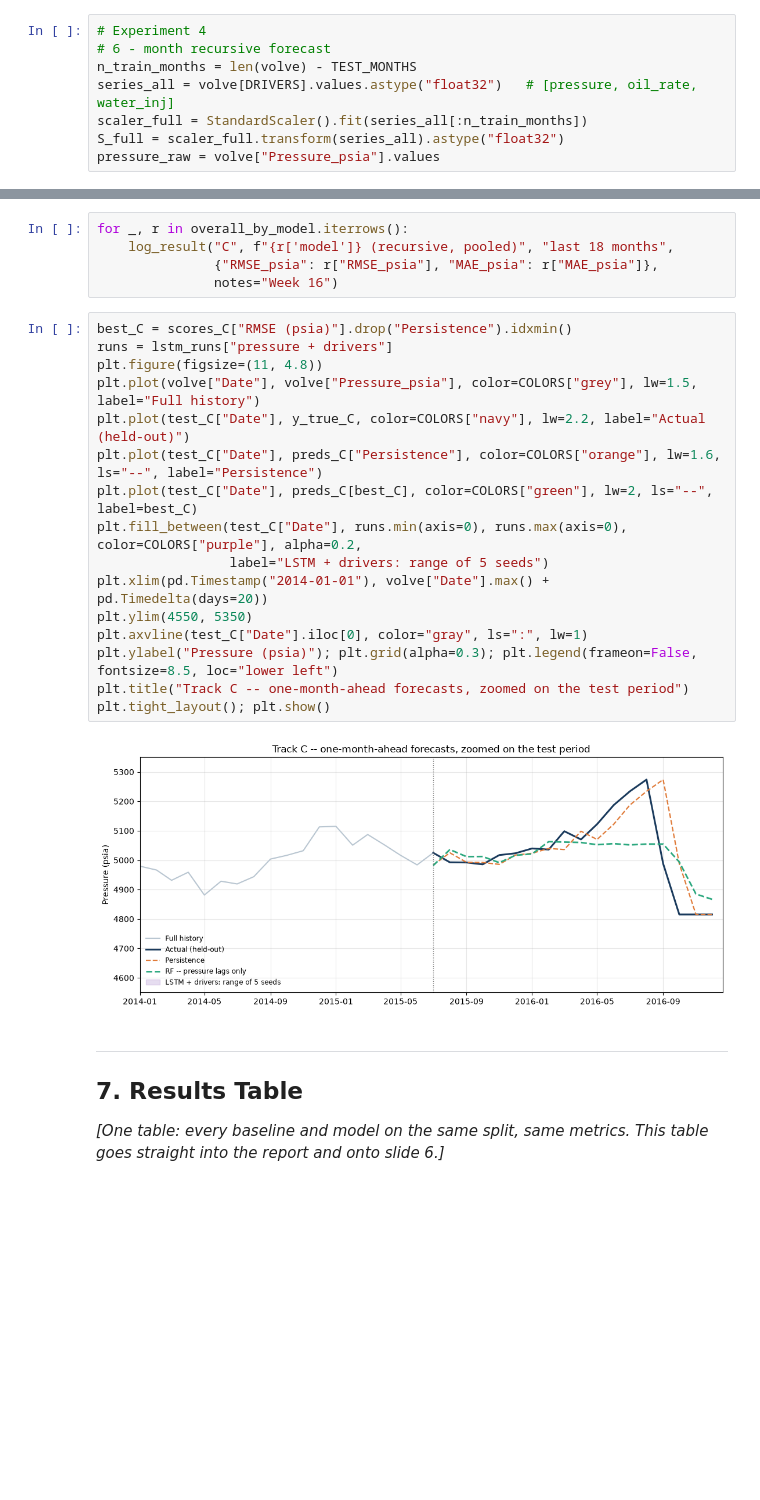
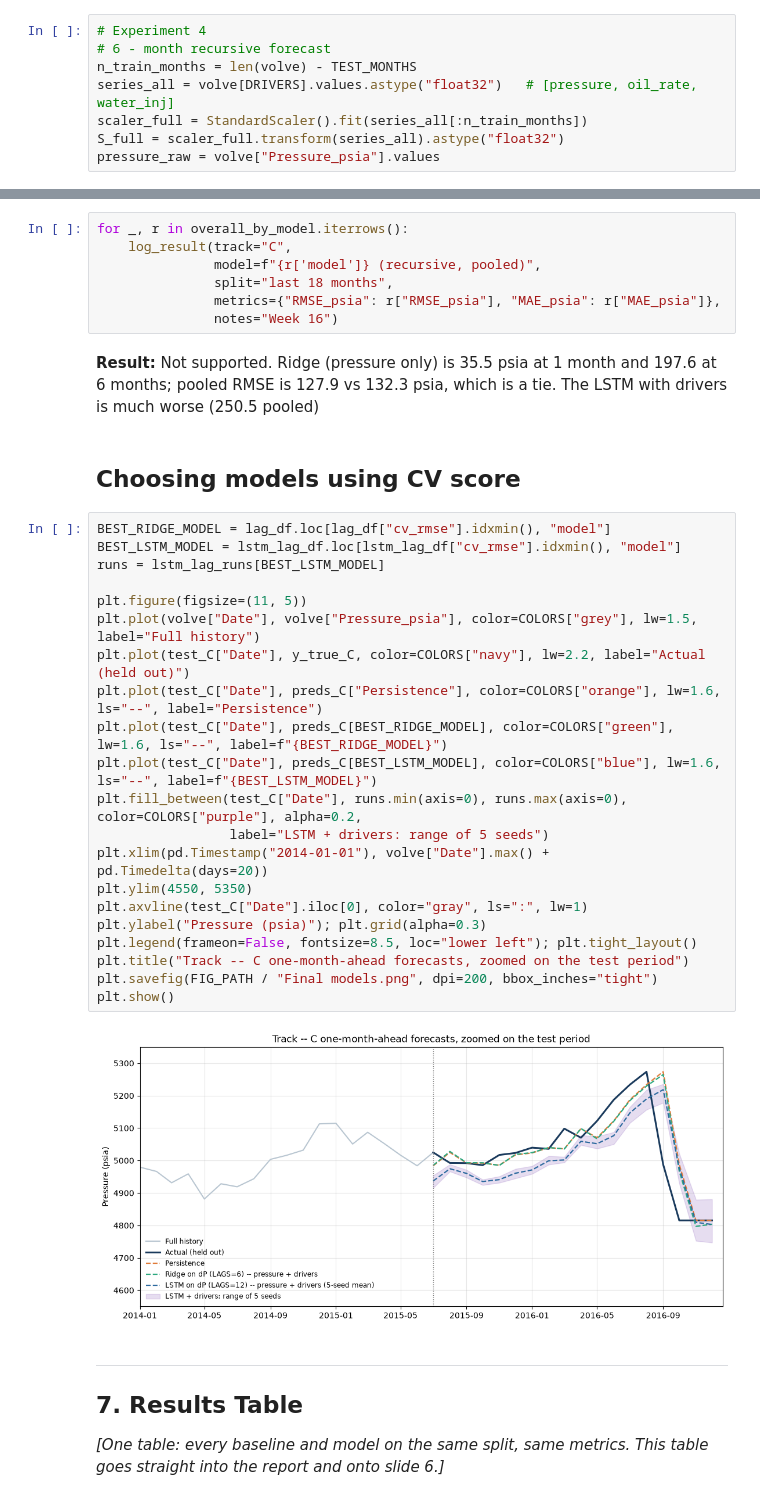
Before and after one commit to sadaraka-kadi/ml4pe-pressure-forecasting, a Jupyter notebook: notebooks/capstone.ipynb, the cells around one changed output, grey strips where cells are left out. Drawn from its saved outputs; the diff is of its cells as text; blank space fills up the shorter version.

```diff
--- a/notebooks/capstone.ipynb
+++ b/notebooks/capstone.ipynb
@@ -1003,26 +1010,38 @@ overall_by_model
 # %%
 for _, r in overall_by_model.iterrows():
-    log_result("C", f"{r['model']} (recursive, pooled)", "last 18 months",
-               {"RMSE_psia": r["RMSE_psia"], "MAE_psia": r["MAE_psia"]},
+    log_result(track="C",
+               model=f"{r['model']} (recursive, pooled)",
+               split="last 18 months",
+               metrics={"RMSE_psia": r["RMSE_psia"], "MAE_psia": r["MAE_psia"]},
                notes="Week 16")
-# %%
-best_C = scores_C["RMSE (psia)"].drop("Persistence").idxmin()
-runs = lstm_runs["pressure + drivers"]
-plt.figure(figsize=(11, 4.8))
-plt.plot(volve["Date"], volve["Pressure_psia"], color=COLORS["grey"], lw=1.5, label="Full history")
-plt.plot(test_C["Date"], y_true_C, color=COLORS["navy"], lw=2.2, label="Actual (held-out)")
-plt.plot(test_C["Date"], preds_C["Persistence"], color=COLORS["orange"], lw=1.6, ls="--", label="Persistence")
-plt.plot(test_C["Date"], preds_C[best_C], color=COLORS["green"], lw=2, ls="--", label=best_C)
-plt.fill_between(test_C["Date"], runs.min(axis=0), runs.max(axis=0), color=COLORS["purple"], alpha=0.2,
-                 label="LSTM + drivers: range of 5 seeds")
-plt.xlim(pd.Timestamp("2014-01-01"), volve["Date"].max() + pd.Timedelta(days=20))
-plt.ylim(4550, 5350)
-plt.axvline(test_C["Date"].iloc[0], color="gray", ls=":", lw=1)
-plt.ylabel("Pressure (psia)"); plt.grid(alpha=0.3); plt.legend(frameon=False, fontsize=8.5, loc="lower left")
-plt.title("Track C -- one-month-ahead forecasts, zoomed on the test period")
-plt.tight_layout(); plt.show()
-# %% [output]
-[figure, removed]
+# %% [markdown]
+**Result:** Not supported. Ridge (pressure only) is 35.5 psia at 1 month and 197.6 at 6 months; pooled RMSE is 127.9 vs 132.3 psia, which is a tie. The LSTM with drivers is much worse
+(250.5 pooled)
+# %% [markdown]
+## Choosing models using CV score
+# %%
+BEST_RIDGE_MODEL = lag_df.loc[lag_df["cv_rmse"].idxmin(), "model"]
+BEST_LSTM_MODEL = lstm_lag_df.loc[lstm_lag_df["cv_rmse"].idxmin(), "model"]
+runs = lstm_lag_runs[BEST_LSTM_MODEL]
+
+plt.figure(figsize=(11, 5))
+plt.plot(volve["Date"], volve["Pressure_psia"], color=COLORS["grey"], lw=1.5, label="Full history")
+plt.plot(test_C["Date"], y_true_C, color=COLORS["navy"], lw=2.2, label="Actual (held out)")
+plt.plot(test_C["Date"], preds_C["Persistence"], color=COLORS["orange"], lw=1.6, ls="--", label="Persistence")
+plt.plot(test_C["Date"], preds_C[BEST_RIDGE_MODEL], color=COLORS["green"], lw=1.6, ls="--", label=f"{BEST_RIDGE_MODEL}")
+plt.plot(test_C["Date"], preds_C[BEST_LSTM_MODEL], color=COLORS["blue"], lw=1.6, ls="--", label=f"{BEST_LSTM_MODEL}")
+plt.fill_between(test_C["Date"], runs.min(axis=0), runs.max(axis=0), color=COLORS["purple"], alpha=0.2,
+                 label="LSTM + drivers: range of 5 seeds")
+plt.xlim(pd.Timestamp("2014-01-01"), volve["Date"].max() + pd.Timedelta(days=20))
+plt.ylim(4550, 5350)
+plt.axvline(test_C["Date"].iloc[0], color="gray", ls=":", lw=1)
+plt.ylabel("Pressure (psia)"); plt.grid(alpha=0.3)
+plt.legend(frameon=False, fontsize=8.5, loc="lower left"); plt.tight_layout()
+plt.title("Track -- C one-month-ahead forecasts, zoomed on the test period")
+plt.savefig(FIG_PATH / "Final models.png", dpi=200, bbox_inches="tight")
+plt.show()
+# %% [output]
+[figure, added]
 # %% [markdown]
 ---
 ## 7. Results Table
```
Also changed, not shown: parts of 27 cells of this notebook.
